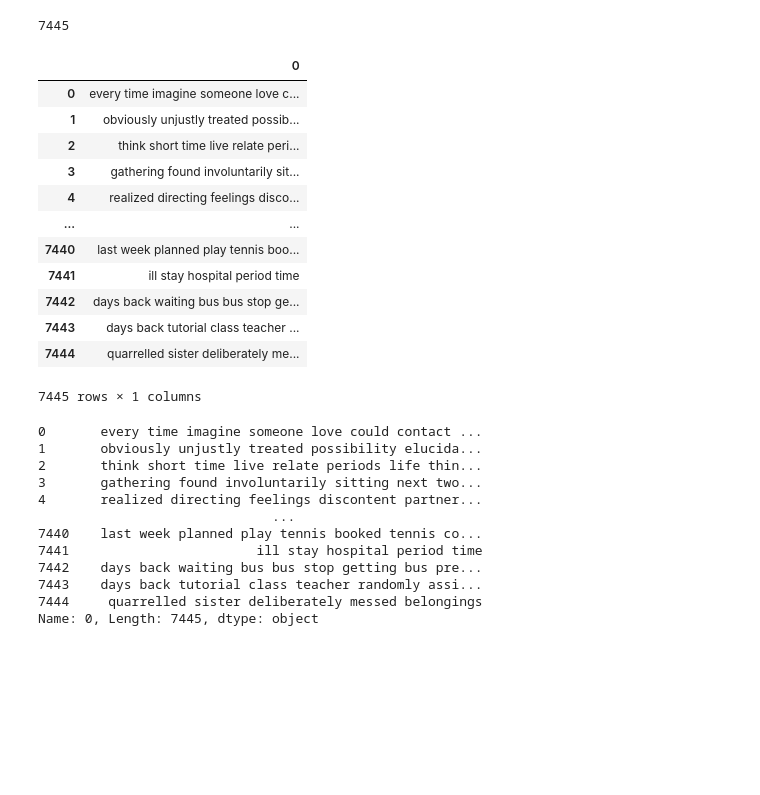
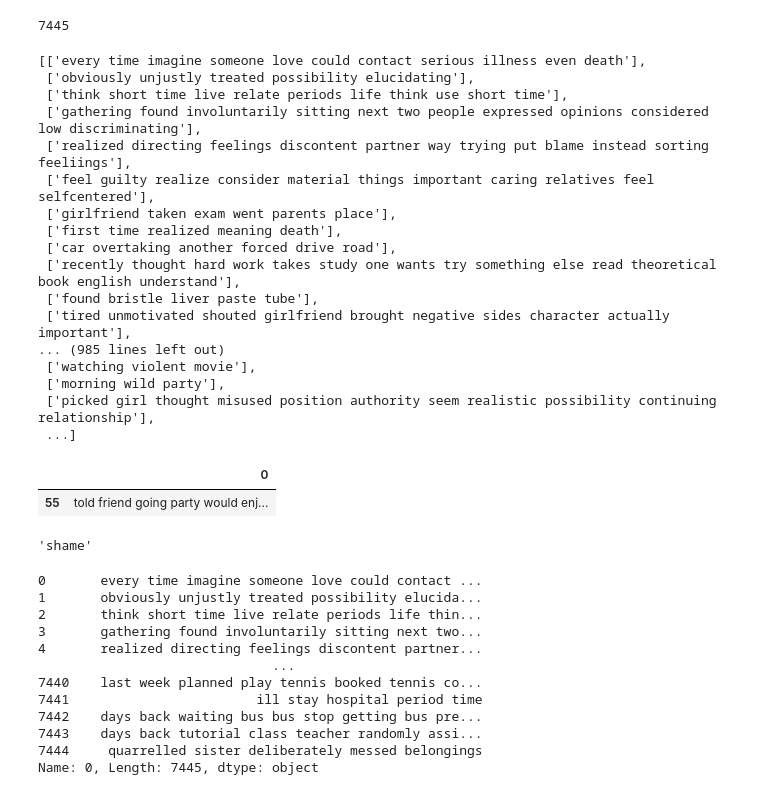
Before and after one commit to samyamaryal/Emotion-Classifier, a Jupyter notebook: emotion_detection.ipynb, the cells around one changed output. Cells and saved outputs as stored; diff of their text form; code cells hidden in the pictures; blank space fills up the shorter version.

```diff
--- a/emotion_detection.ipynb
+++ b/emotion_detection.ipynb
@@ -95,15 +113,14 @@ len(stop_words)
 # %%
 # there are a lot of stopwords in this dataset. let us remove that using stopwords from nltk
 
-
-prepro = []
+preprocessed_tokens = []
 
 def stopwordremoval(words):
   for i in words:
+    # iterate over each individual element in the dataframe, and return a list of elements that do not contain stop words
     post_removal = [word for word in i if word not in stop_words]
-    lists = [" ".join(post_removal)]
-    prepro.append(lists)
-  return prepro
-
-print(sentences.shape)
-print(stopwordremoval(sentences))
+    # remove commas from the post_removal list
+    list_of_tokens = [" ".join(post_removal)]
+    # generate a list that contains all the tokens' list
+    preprocessed_tokens.append(list_of_tokens)
+  return preprocessed_tokens
@@ -125,24 +133,37 @@ CORPUS PREPROCESSED, NOW WE VECTORIZE
 len(prepro)
 # %% [output]
 7445
+# %%
+prepro
+# %% [output]
+[['every time imagine someone love could contact serious illness even death'],
+ ['obviously unjustly treated possibility elucidating'],
+ ['think short time live relate periods life think use short time'],
+ ['gathering found involuntarily sitting next two people expressed opinions considered low discriminating'],
+ ['realized directing feelings discontent partner way trying put blame instead sorting feeliings'],
+ ['feel guilty realize consider material things important caring relatives feel selfcentered'],
+ ['girlfriend taken exam went parents place'],
+ ['first time realized meaning death'],
+ ['car overtaking another forced drive road'],
+ ['recently thought hard work takes study one wants try something else read theoretical book english understand'],
+ ['found bristle liver paste tube'],
+ ['tired unmotivated shouted girlfriend brought negative sides character actually important'],
+... (985 lines left out)
+ ['watching violent movie'],
+ ['morning wild party'],
+ ['picked girl thought misused position authority seem realistic possibility continuing relationship'],
+ ...]
 # %%
 preprocessed_sentences = pd.DataFrame(prepro)
 # %%
-preprocessed_sentences
+preprocessed_sentences.loc[[55]]
 # %% [output]
 |  | 0 |
-| 0 | every time imagine someone love c... |
-| 1 | obviously unjustly treated possib... |
-| 2 | think short time live relate peri... |
-| 3 | gathering found involuntarily sit... |
-| 4 | realized directing feelings disco... |
-| ... | ... |
-| 7440 | last week planned play tennis boo... |
-| 7441 | ill stay hospital period time |
-| 7442 | days back waiting bus bus stop ge... |
-| 7443 | days back tutorial class teacher ... |
-| 7444 | quarrelled sister deliberately me... |
+| 55 | told friend going party would enj... |
-7445 rows × 1 columns
+# %%
+emotion_labels[55]
+# %% [output]
+'shame'
 # %%
 # Now that we have both the preprocessed sentences and emotion labels, we now start building the neural network to train this.
 # %%
```
Also changed, not shown: parts of 25 cells of this notebook.
